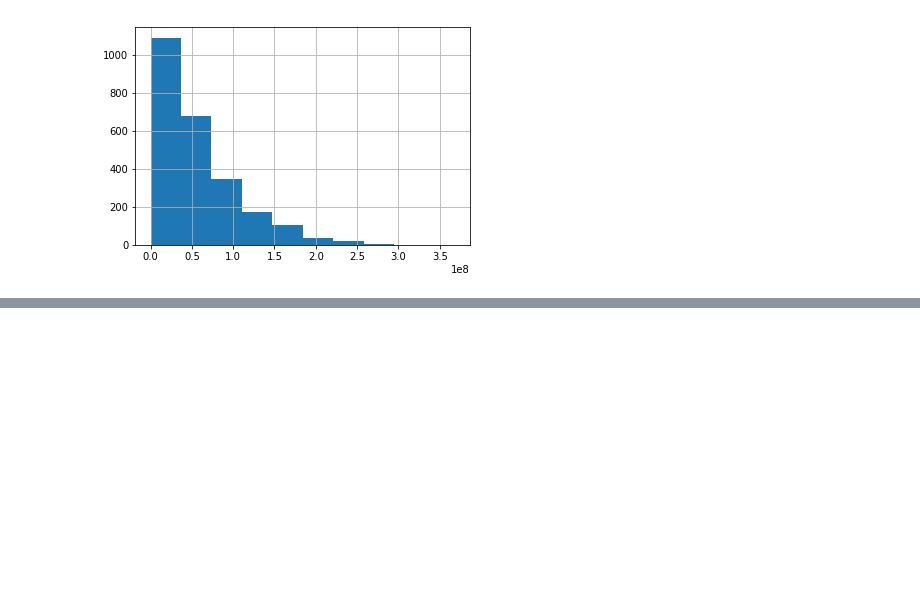
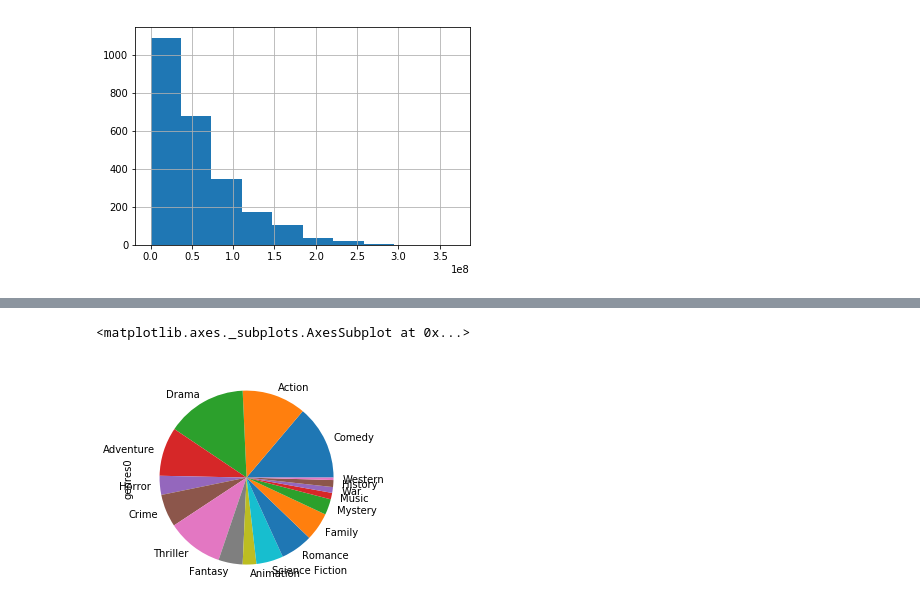
Before and after one commit to danielmiguel320/dand_investigate_data_set, a Jupyter notebook: rough_draft.ipynb, the cells around one changed output, grey strips where cells are left out. Drawn from its saved outputs; the diff is of its cells as text; code cells hidden in the pictures; blank space fills up the shorter version.

```diff
--- a/rough_draft.ipynb
+++ b/rough_draft.ipynb
@@ -289,0 +314,10 @@ high_rev['budget_adj'].hist();
+# %%
+#count_genres = df.groupby('release_year')['original_title'].nunique()
+genre_counts = high_rev['genres0'].value_counts()
+for i in range(1,4):
+    genre_counts += high_rev['genres'+ str(i)].value_counts()
+
+genre_counts.plot(kind='pie')
+# %% [output]
+<matplotlib.axes._subplots.AxesSubplot at 0x...>
+[figure, added]
```
Also changed, not shown: parts of 3 cells of this notebook.
